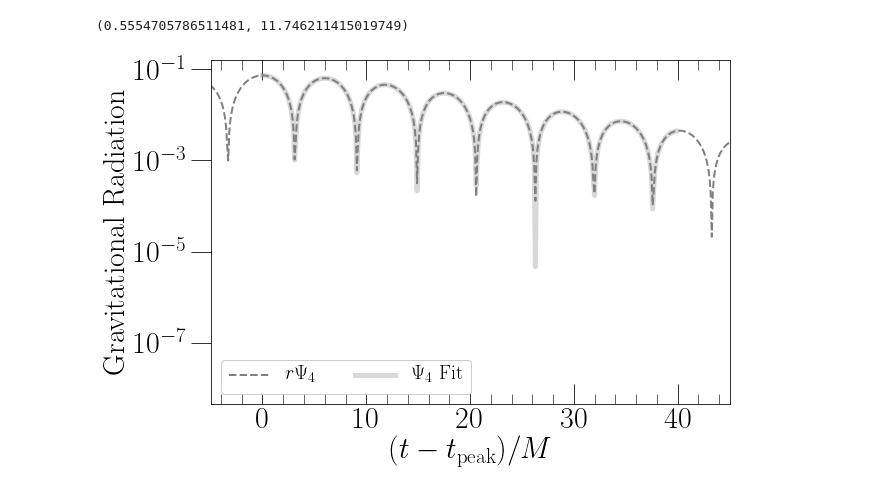
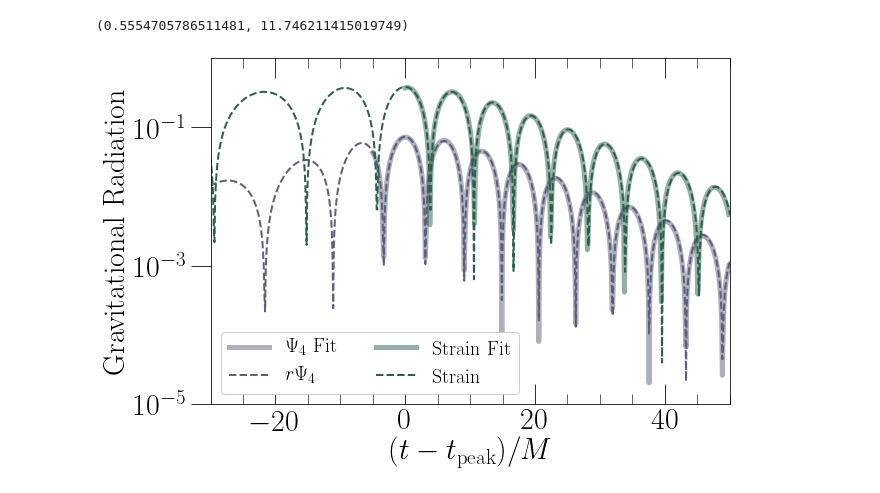
Before and after one commit to mariaokounkova/KerrnessBinaries, a Jupyter notebook: KerrnessBinaries.ipynb, the cells around one changed output. Cells and saved outputs as stored; diff of their text form; code cells hidden in the pictures.

Commit message:
KerrnessBinaries: Added overtones fitting
Added fitting for overtones and plotting the
gravitational radiation

```diff
--- a/KerrnessBinaries.ipynb
+++ b/KerrnessBinaries.ipynb
@@ -201,42 +201,48 @@ def QNMFitOvertones(time, waveform, mode=(2,2)):
 
         return P1 + P2 + P3
 
     popt, pcov = curve_fit(tone_func, time, waveform, maxfev = 40000)
     fit = tone_func(time, *popt)
     return time, fit, popt
 
 def FitOvertones():
 
     f, ax = plt.subplots(1, figsize=(9,6))
 
-    inspiral_start_time = 2533.8
-    start = 0
-    end = 40
+    def FitData(time, data, start, end):
+        time, data = CutTimes(time, data, start, end)
+        timefit, fit, popt = QNMFitOvertones(time, data)
+        return timefit, fit
 
     time, data = GetPsi4ModeExtrapolated("/Users/mokounkova/KerrnessBinaries/Data/Overtones_Prep/")
-    data = np.real(data) ## grab the real part
+    data = np.real(data)
     time =  SubtractPeakTimeMode(time, data)
-    ax.plot(time, np.abs(data), color = 'gray', ls='--', lw = 2.0, label=r'$r\Psi_4$')
-    time, data = CutTimes(time, data, start, end)
+    timefit, fit = FitData(time, data, -5, 50)
+
+    ax.plot(timefit, np.abs(fit), lw=5.0, color = '#5d5f7e', label=r'$\Psi_4$ Fit', alpha=0.5)
+    ax.plot(time, np.abs(data), color = '#5d5f7e', ls='--', lw = 2.0, label=r'$r\Psi_4$')
 
 
+    time, data = GetStrainModeExtrapolated("/Users/mokounkova/KerrnessBinaries/Data/Overtones_Prep/")
+    data = np.real(data)
+    time =  SubtractPeakTimeMode(time, data)
+    timefit, fit = FitData(time, data, 0, 50)
 
-
-    timefit, fit, popt = \
-        QNMFitOvertones(time, data)
-    ax.plot(timefit, np.abs(fit), lw=5.0, color = 'gray', label=r'$\Psi_4$ Fit', alpha=0.3)
+    ax.plot(timefit, np.abs(fit), lw=5.0, color = '#2b604a', label=r'Strain Fit', alpha=0.5)
+    ax.plot(time, np.abs(data), color = '#2b604a', ls='--', lw = 2.0, label=r'Strain')
 
 
     ax.set_yscale('log')
     ax.set_ylabel('Gravitational Radiation', fontsize=30)
-    plt.xlim(start - 5, end + 5)
+    plt.xlim(-30, 50)
+    plt.ylim(1e-5, 1)
     ax.legend(loc='lower left', framealpha=1.0, frameon=True, fontsize=20, ncol=2)
     ax.set_xlabel('$(t - t_\mathrm{peak})/M$')
     plt.tight_layout()
     plt.savefig('Overones.pdf')
     plt.show()
 
 
 FitOvertones()
 # %% [output]
-[figure, old version]
+[figure, new version]
```
